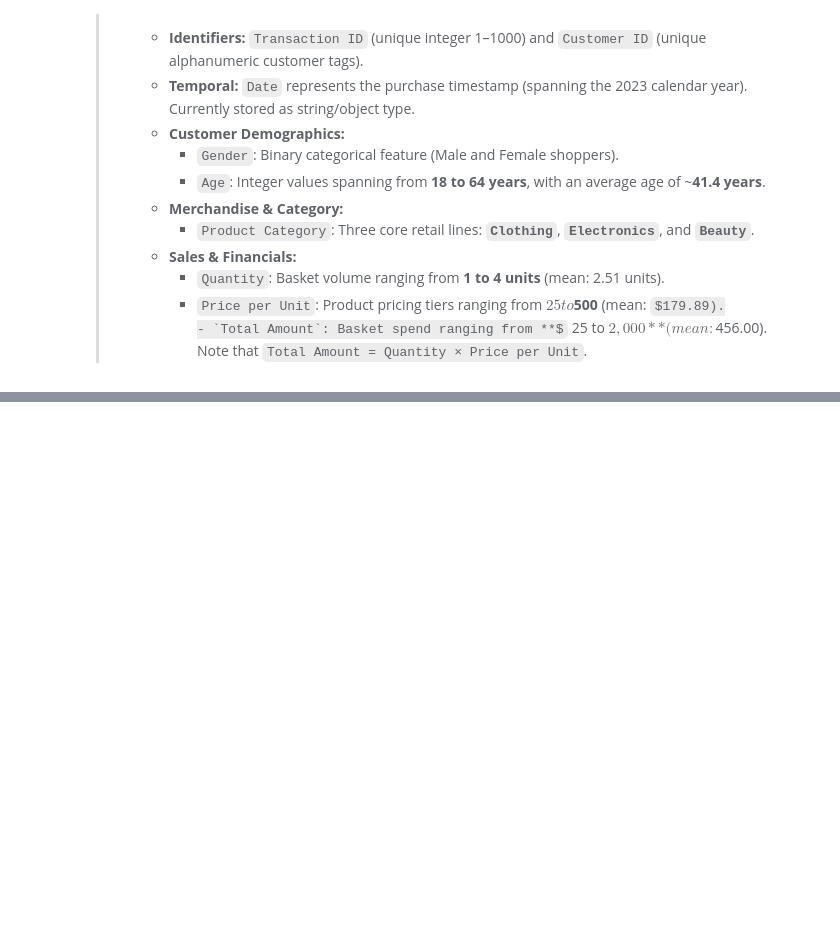
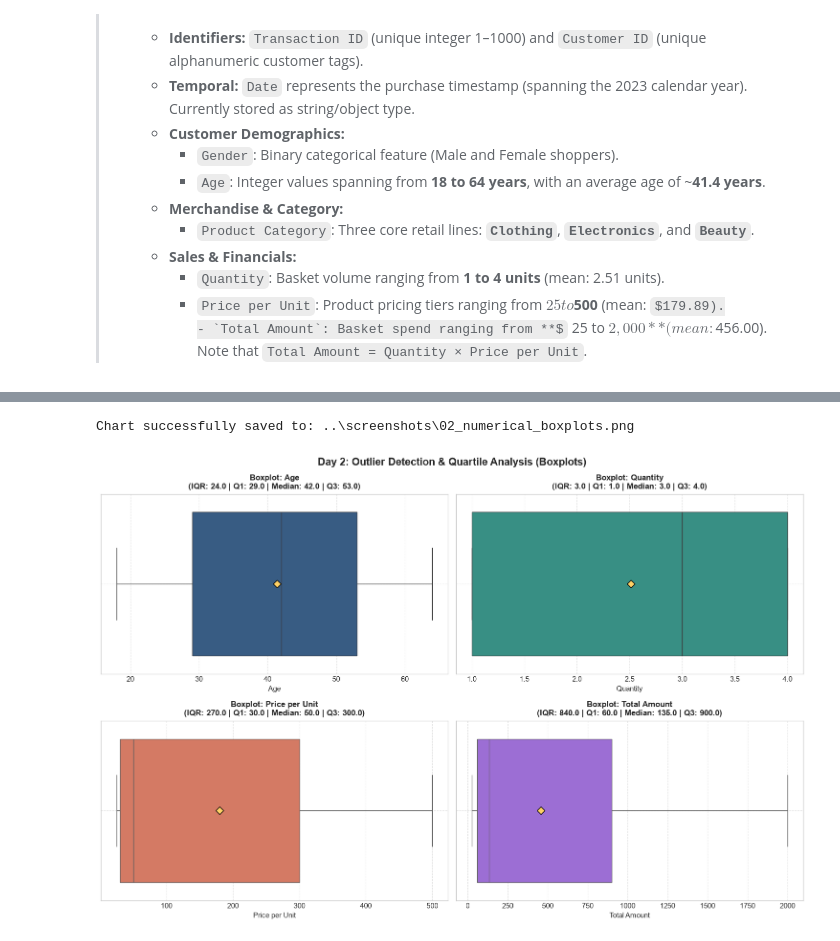
Before and after one commit to addu91577-sketch/OIBSIP, a Jupyter notebook: DataAnalytics-L1-EDARetailSales/Notebooks/01_retail_sales_eda.ipynb, the cells around one changed output, grey strips where cells are left out. Saved outputs shown, nothing was run; the diff lists cells and outputs as text; code cells hidden in the pictures; some formulas as TeX source; blank space fills up the shorter version.

```diff
--- a/DataAnalytics-L1-EDARetailSales/Notebooks/01_retail_sales_eda.ipynb
+++ b/DataAnalytics-L1-EDARetailSales/Notebooks/01_retail_sales_eda.ipynb
@@ -216,0 +353,39 @@ df.describe().T
+# %%
+# Create 2x2 grid for Boxplots
+fig, axes = plt.subplots(2, 2, figsize=(15, 10))
+fig.suptitle('Day 2: Outlier Detection & Quartile Analysis (Boxplots)', fontsize=16, fontweight='bold', y=0.98)
+
+for i, (col, color) in enumerate(zip(numerical_features, colors)):
+    ax = axes[i // 2, i % 2]
+
+    # Horizontal boxplot with mean diamond marker
+    sns.boxplot(
+        x=df[col], ax=ax, color=color, fliersize=6,
+        showmeans=True,
+        meanprops={"marker": "D", "markeredgecolor": "black", "markerfacecolor": "#ffd166", "markersize": 8}
+    )
+
+    # Calculate IQR boundaries
+    q1 = df[col].quantile(0.25)
+    q3 = df[col].quantile(0.75)
+    iqr = q3 - q1
+    lower_limit = q1 - 1.5 * iqr
+    upper_limit = q3 + 1.5 * iqr
+
+    # Annotation on the plot
+    ax.set_title(
+        f'Boxplot: {col}\n(IQR: {iqr:.1f} | Q1: {q1:.1f} | Median: {df[col].median():.1f} | Q3: {q3:.1f})',
+        fontsize=12, fontweight='bold', pad=8
+    )
+    ax.set_xlabel(col, fontsize=11, fontweight='medium')
+    ax.grid(True, linestyle='--', alpha=0.5)
+
+plt.tight_layout()
+
+boxplot_path = os.path.join(screenshots_dir, "02_numerical_boxplots.png")
+plt.savefig(boxplot_path, dpi=300, bbox_inches='tight')
+print(f"Chart successfully saved to: {boxplot_path}")
+plt.show()
+# %% [output]
+Chart successfully saved to: ..\screenshots\02_numerical_boxplots.png
+[figure, added]
```
Also changed, not shown: parts of 10 cells of this notebook, 3 other files.
